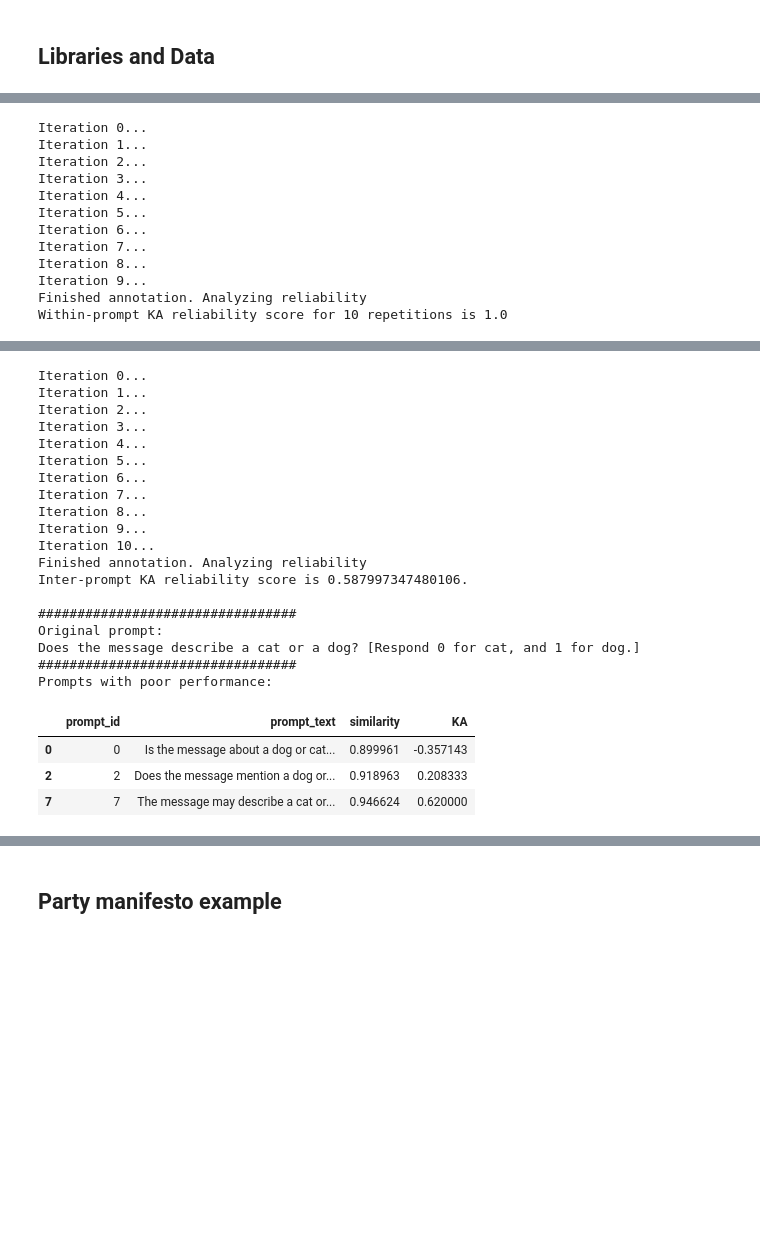
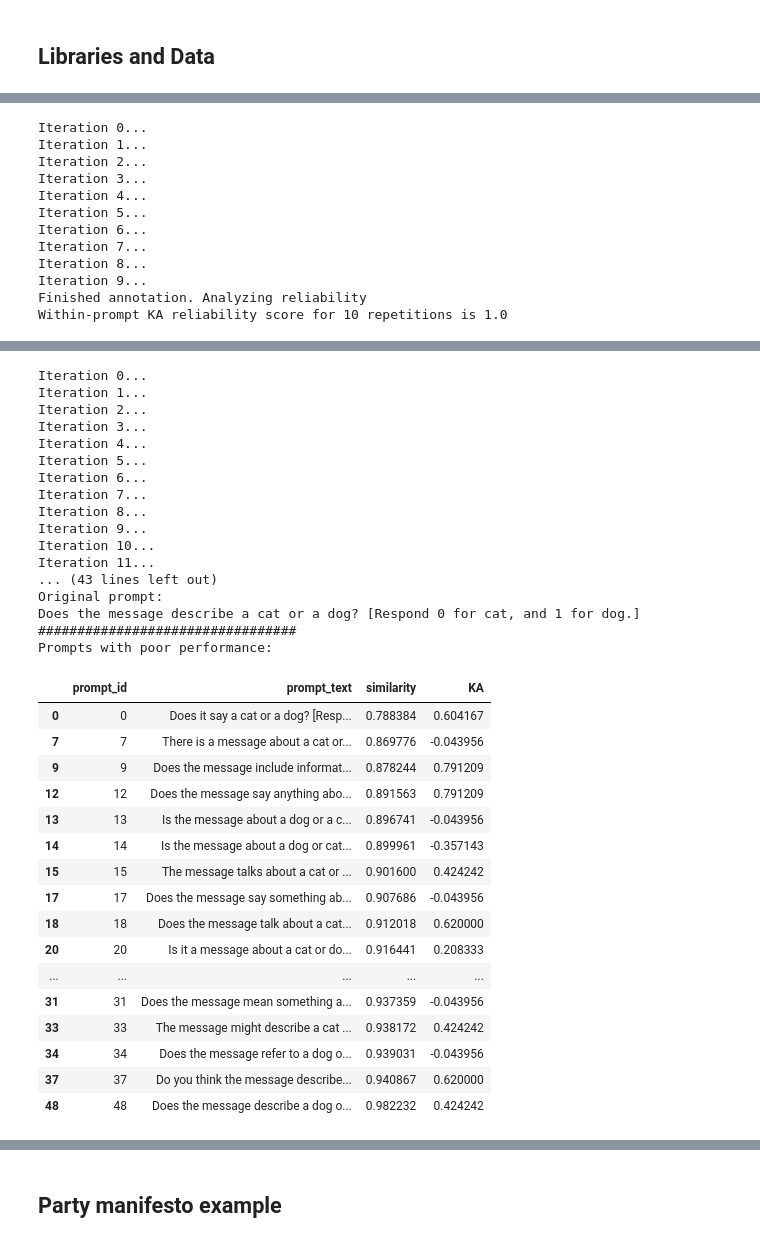
Before and after one commit to cjbarrie/promptstability, a Jupyter notebook: notebooks/manisfestos_class.ipynb, the cells around one changed output, grey strips where cells are left out. Cells and saved outputs as stored; diff of their text form; code cells hidden in the pictures; blank space fills up the shorter version.

```diff
--- a/notebooks/manisfestos_class.ipynb
+++ b/notebooks/manisfestos_class.ipynb
@@ -158,7 +176,7 @@ class PromptStabilityAnalysis:
         return util.pytorch_cos_sim(emb1, emb2)
 
     # Uses Pegasus to paraphrase a sentence
-    def __paraphrase_sentence(self, input_text, num_return_sequences=10, num_beams=10, temperature=1.5):
+    def __paraphrase_sentence(self, input_text, num_return_sequences=10, num_beams=50, temperature=1.5):
         batch = self.tokenizer([input_text],truncation=True,padding='longest',max_length=60, return_tensors="pt").to(self.torch_device)
         translated = self.model.generate(**batch,max_length=60,num_beams=num_beams, num_return_sequences=num_return_sequences, temperature=temperature)
         tgt_text = self.tokenizer.batch_decode(translated, skip_special_tokens=True)
@@ -366,7 +388,7 @@ llm.annotate(text='A small pet that says miaow and has a great self-esteem.', pr
 # Test variability for the same prompt.
 res,df, ka_scores, iterrations_no = psa.baseline_stochasticity(prompt,prompt_postfix,iterations=10)
 # Test of variability across prompts
-res,df,rel_by_sim, poor_prompts = psa.interprompt_stochasticity(prompt,prompt_postfix, nr_variations=10, temperature=1.0, iterations=1)
+res,df,rel_by_sim, poor_prompts = psa.interprompt_stochasticity(prompt,prompt_postfix, nr_variations=50, temperature=1.0, iterations=1)
 # %% [output]
 Iteration 0...
 Iteration 1...
@@ -394,24 +421,35 @@ Within-prompt KA reliability score for 10 repetitions is 1.0
 | 0 | 1.000000 | Does the message describe a cat o... | True |
 Iteration 0...
 Iteration 1...
 Iteration 2...
 Iteration 3...
 Iteration 4...
 Iteration 5...
 Iteration 6...
 Iteration 7...
 Iteration 8...
 Iteration 9...
 Iteration 10...
-Finished annotation. Analyzing reliability
-Inter-prompt KA reliability score is 0.587997347480106.
-
-#################################
+Iteration 11...
+... (43 lines left out)
 Original prompt:
 Does the message describe a cat or a dog? [Respond 0 for cat, and 1 for dog.]
 #################################
 Prompts with poor performance:
 |  | prompt_id | prompt_text | similarity | KA |
-| 0 | 0 | Is the message about a dog or cat... | 0.899961 | -0.357143 |
-| 2 | 2 | Does the message mention a dog or... | 0.918963 | 0.208333 |
-| 7 | 7 | The message may describe a cat or... | 0.946624 | 0.620000 |
+| 0 | 0 | Does it say a cat or a dog? [Resp... | 0.788384 | 0.604167 |
+| 7 | 7 | There is a message about a cat or... | 0.869776 | -0.043956 |
+| 9 | 9 | Does the message include informat... | 0.878244 | 0.791209 |
+| 12 | 12 | Does the message say anything abo... | 0.891563 | 0.791209 |
+| 13 | 13 | Is the message about a dog or a c... | 0.896741 | -0.043956 |
+| 14 | 14 | Is the message about a dog or cat... | 0.899961 | -0.357143 |
+| 15 | 15 | The message talks about a cat or ... | 0.901600 | 0.424242 |
+| 17 | 17 | Does the message say something ab... | 0.907686 | -0.043956 |
+| 18 | 18 | Does the message talk about a cat... | 0.912018 | 0.620000 |
+| 20 | 20 | Is it a message about a cat or do... | 0.916441 | 0.208333 |
+| ... | ... | ... | ... | ... |
+| 31 | 31 | Does the message mean something a... | 0.937359 | -0.043956 |
+| 33 | 33 | The message might describe a cat ... | 0.938172 | 0.424242 |
+| 34 | 34 | Does the message refer to a dog o... | 0.939031 | -0.043956 |
+| 37 | 37 | Do you think the message describe... | 0.940867 | 0.620000 |
+| 48 | 48 | Does the message describe a dog o... | 0.982232 | 0.424242 |
```
Also changed, not shown: parts of 13 cells of this notebook.
